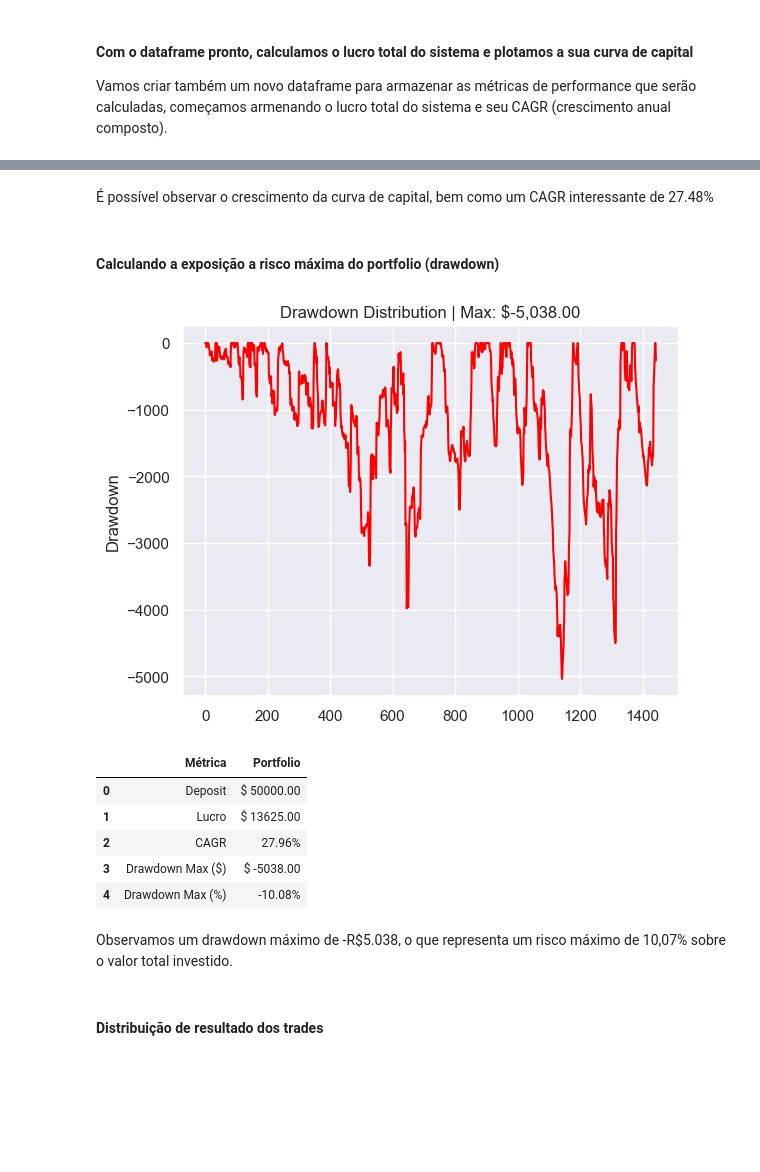
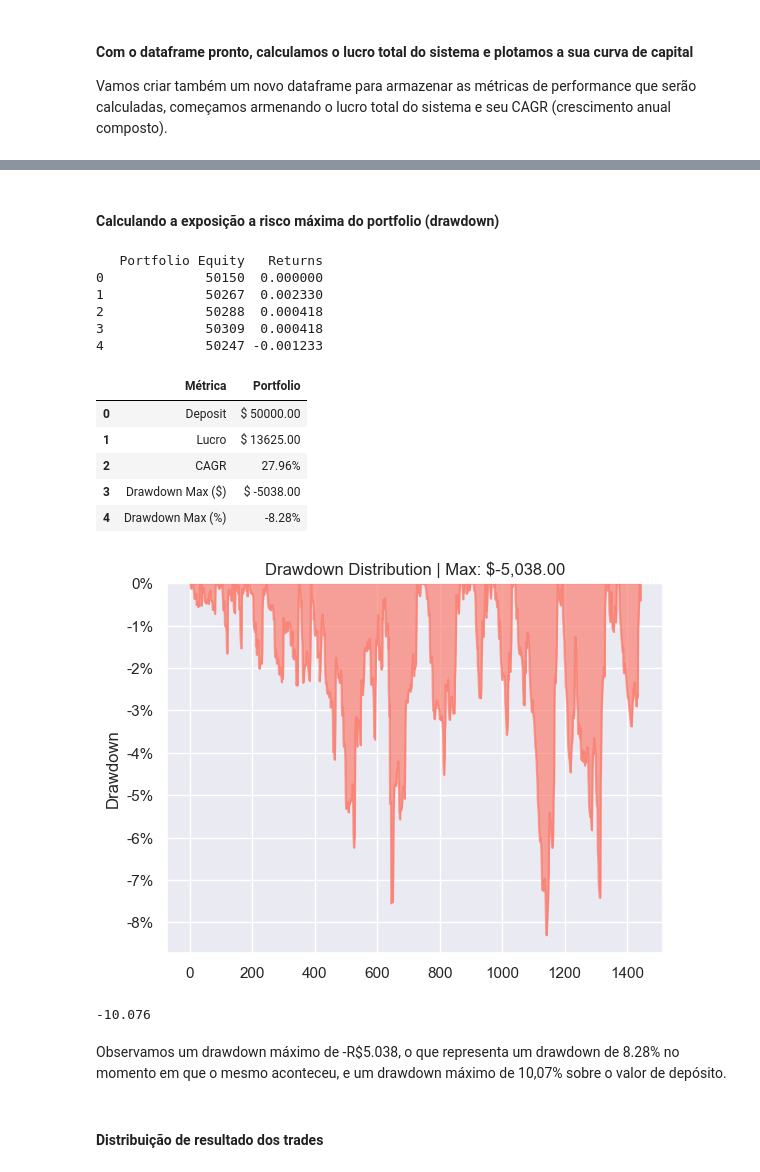
Before and after one commit to davimmoraes/algorithmic-portfolio-live-trading-analysis, a Jupyter notebook: live_trading_portfolio_analysis.ipynb, the cells around one changed output, grey strips where cells are left out. Cells and saved outputs as stored; diff of their text form; code cells hidden in the pictures; blank space fills up the shorter version.

```diff
--- a/live_trading_portfolio_analysis.ipynb
+++ b/live_trading_portfolio_analysis.ipynb
@@ -71,18 +72,19 @@ system_profit = df['Profit'].sum()
 
 # Calcule a soma acumulada da coluna "Profit"
 df['Portfolio PnL'] = df['Profit'].cumsum()
+df['Portfolio Equity'] = initial_deposit + df['Profit'].cumsum()
 df['Time'] = pd.to_datetime(df['Time'])
 df['Data'] = df['Time']
 df['Data'] = pd.to_datetime(df['Data'])
 df = df[(df['Data'] >= pd.to_datetime(inicio)) & (df['Data'] <= pd.to_datetime(fim))]
 df['Data'] = df['Time'].dt.date
 
-valor_final_sistema = initial_deposit + df['Portfolio PnL'].iloc[-1]
+valor_final_portfolio = initial_deposit + df['Portfolio PnL'].iloc[-1]
 
 # CAGR
-valor_final_sistema = initial_deposit + df['Portfolio PnL'].iloc[-1]
+valor_final_portfolio = initial_deposit + df['Portfolio PnL'].iloc[-1]
 num_anos = (df['Time'].max() - df['Time'].min()).days / 365.25
-cagr = (valor_final_sistema / initial_deposit) ** (1 / num_anos) - 1
+cagr = (valor_final_portfolio/ initial_deposit) ** (1 / num_anos) - 1
 cagr *= 100
 
 
@@ -92,7 +94,7 @@ df_metricas = pd.DataFrame({'Métrica': ['Deposit','Lucro','CAGR'],'Portfolio':
 
 
 plt.figure(figsize=(11, 6))
-sns.lineplot(data=df, x='Data', y='Portfolio PnL')
+sns.lineplot(data=df, x='Data', y='Portfolio Equity')
 plt.title(f'Portfolio Equity Curve | Total: {f"$ {system_profit:,.2f}"}')
 plt.show()
 df_metricas
@@ -102,53 +104,69 @@ df_metricas
 | 0 | Deposit | $ 50000.00 |
 | 1 | Lucro | $ 13625.00 |
 | 2 | CAGR | 27.96% |
-# %% [markdown]
-É possível observar o crescimento da curva de capital, bem como um CAGR interessante de 27.48%
 # %% [markdown]
 #### Calculando a exposição a risco máxima do portfolio (drawdown)
 # %%
 # Calcular o valor máximo acumulado até cada ponto
-df['Max_Peak'] = df['Portfolio PnL'].cummax()
+df['Max_Peak'] = df['Portfolio Equity'].cummax()
 
 # Calcular o drawdown em termos financeiros
-df['Drawdown'] = df['Portfolio PnL'] - df['Max_Peak']
+df['Drawdown'] = df['Portfolio Equity'] - df['Max_Peak']
 
 # Encontrar o drawdown máximo financeiro
-max_drawdown_financeiro = df['Drawdown'].min()
+max_drawdown_financeiro_portfolio = df['Drawdown'].min()
 
 # Encontrar a data em que ocorreu o maior drawdown
-data_max_drawdown = df[df['Drawdown'] == max_drawdown_financeiro]['Data'].values[0]
-max_drawdown_percent = max_drawdown_financeiro*100/initial_deposit
+data_max_drawdown_portfolio = df[df['Drawdown'] == max_drawdown_financeiro_portfolio]['Data'].values[0]
 
-df_metricas_drawdown = pd.DataFrame({
+# Obter o valor do Max_Peak na data do maior drawdown
+max_peak_at_drawdown_portfolio = df[df['Data'] == data_max_drawdown_portfolio]['Max_Peak'].values[0]
+
+# Calcular o drawdown máximo em termos percentuais
+max_drawdown_percent_portfolio = (max_drawdown_financeiro_portfolio / max_peak_at_drawdown_portfolio) * 100
+
+df_metricas__portfolio_drawdown = pd.DataFrame({
     'Métrica': ['Drawdown Max ($)',
                 'Drawdown Max (%)'],
-    'Portfolio': [f"$ {max_drawdown_financeiro:.2f}",
-              f"{max_drawdown_percent:.2f}%"]
+    'Portfolio': [f"$ {max_drawdown_financeiro_portfolio:.2f}",
+              f"{max_drawdown_percent_portfolio:.2f}%"]
 })
 
-df_metricas = pd.concat([df_metricas,df_metricas_drawdown], ignore_index=True)
+df_metricas = pd.concat([df_metricas,df_metricas__portfolio_drawdown], ignore_index=True)
 
-# print(f"Drawdown máximo financeiro: $ {max_drawdown_financeiro:,.2f}")
-# print(f'Drawdown max percent: {max_drawdown_percent:.2f}%')
-# print(f"Data em que ocorreu o maior drawdown: {data_max_drawdown}")
+# Calcular retornos
+df['Returns'] = np.log(df['Portfolio Equity'] / df['Portfolio Equity'].shift(1)).fillna(0)
 
-plt.title(f'Drawdown Distribution | Max: ${max_drawdown_financeiro:,.2f}')
-sns.lineplot(data=df['Drawdown'],color='red')
-#pf.plot_drawdown_underwater(returns=df['Drawdown'])
+# Verificar se o cálculo dos retornos faz sentido
+print(df[['Portfolio Equity', 'Returns']].head())
 
-plt.show()
+# Plotar o drawdown usando pyfolio
+pf.plot_drawdown_underwater(df['Returns'])
+plt.title(f'Drawdown Distribution | Max: ${max_drawdown_financeiro_portfolio:,.2f}')
+
+
 df_metricas
 # %% [output]
+   Portfolio Equity   Returns
+0             50150  0.000000
+1             50267  0.002330
+2             50288  0.000418
+3             50309  0.000418
+4             50247 -0.001233
+|  | Métrica | Portfolio |
+| 0 | Deposit | $ 50000.00 |
+| 1 | Lucro | $ 13625.00 |
+| 2 | CAGR | 27.96% |
+| 3 | Drawdown Max ($) | $ -5038.00 |
+| 4 | Drawdown Max (%) | -8.28% |
-[figure, old version]
+[figure, new version]
-|  | Métrica | Portfolio |
-| 0 | Deposit | $ 50000.00 |
-| 1 | Lucro | $ 13625.00 |
-| 2 | CAGR | 27.96% |
-| 3 | Drawdown Max ($) | $ -5038.00 |
-| 4 | Drawdown Max (%) | -10.08% |
+# %%
+# Printar drawdown financeiro máximo sobre o depósito
+print(max_drawdown_financeiro_portfolio/initial_deposit*100)
+# %% [output]
+-10.076
 # %% [markdown]
-Observamos um drawdown máximo de -R\$5.038, o que representa um risco máximo de 10,07% sobre o valor total investido.
+Observamos um drawdown máximo de -R\$5.038, o que representa um drawdown de 8.28% no momento em que o mesmo aconteceu, e um drawdown máximo de 10,07% sobre o valor de depósito.
 # %% [markdown]
 #### Distribuição de resultado dos trades
 # %%
```
Also changed, not shown: parts of 41 cells of this notebook.
